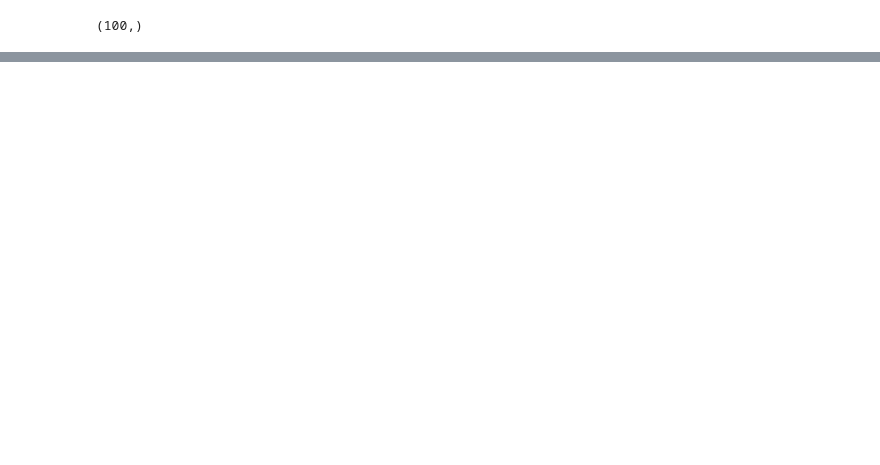
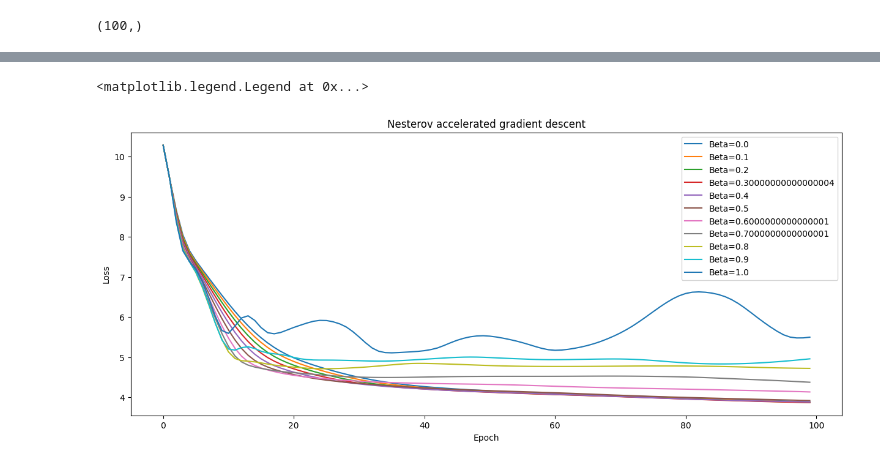
Before and after one commit to Bala-A87/CS6910-A1, a Jupyter notebook: A1.ipynb, the cells around one changed output, grey strips where cells are left out. Drawn from its saved outputs; the diff is of its cells as text; code cells hidden in the pictures; blank space fills up the shorter version.

```diff
--- a/A1.ipynb
+++ b/A1.ipynb
@@ -639,0 +811,32 @@ np.sum(train_preds == Y_sub)/len(Y_sub)
+# %%
+betas = np.linspace(0., 1., 11)
+
+loss_fn = CrossEntropyLoss()
+plt.figure(figsize=(15, 6))
+
+
+for beta in betas:
+    np.random.seed(674)
+    model = FeedForwardNeuralNetwork(layers, units, activation=activation)
+    optimizer = NesterovGradientDescent(model, 0.1, beta)
+    history = {
+        'epoch': [],
+        'loss': []
+    }
+    for i in range(100):
+        model.zero_grad()
+        y_pred = model.forward(X_sub)
+        loss = loss_fn.forward(y_pred, Y_sub)
+        loss_grad = loss_fn.backward(y_pred, Y_sub)
+        model.backward(loss_grad, Y_sub)
+        optimizer.step()
+        history['epoch'].append(i)
+        history['loss'].append(loss)
+    plt.plot(history['epoch'], history['loss'], label='Beta='+str(beta))
+plt.xlabel('Epoch')
+plt.ylabel('Loss')
+plt.title('Nesterov accelerated gradient descent')
+plt.legend()
+# %% [output]
+<matplotlib.legend.Legend at 0x...>
+[figure, added]
```
Also changed, not shown: parts of 15 cells of this notebook.
